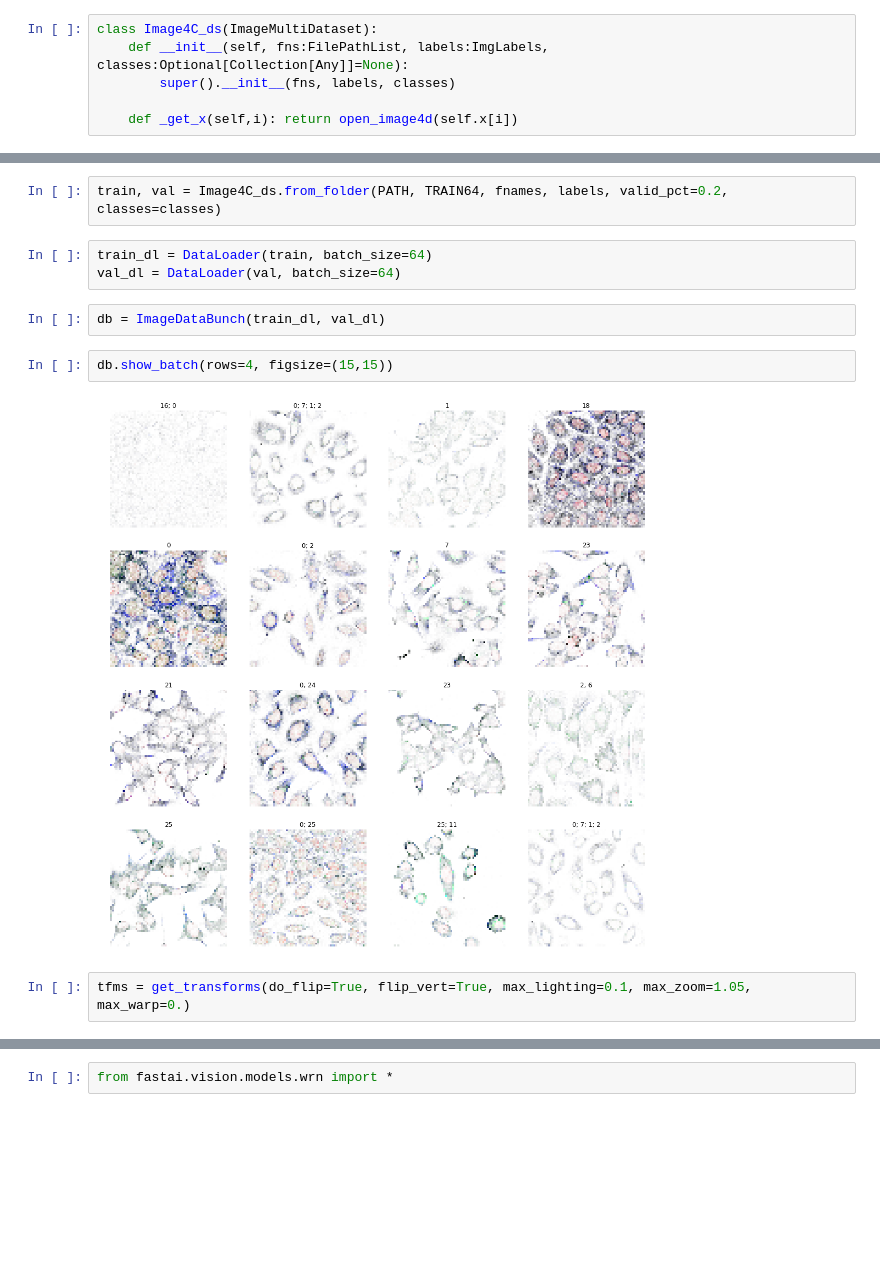
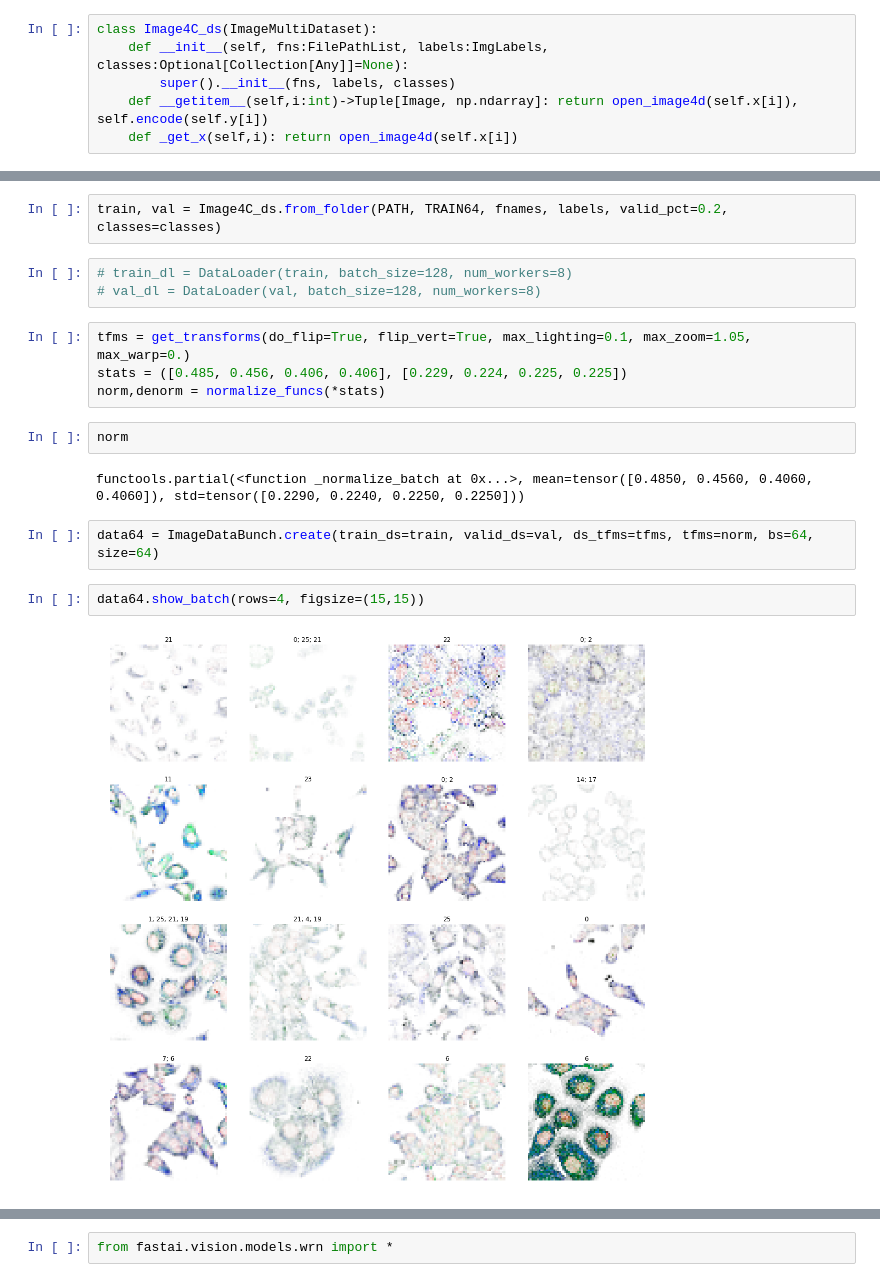
Before and after one commit to andrijdavid/kaggle_hpa, a Jupyter notebook: reading_4_channel.ipynb, the cells around one changed output, grey strips where cells are left out. Cells and saved outputs as stored; diff of their text form; blank space fills up the shorter version.

Commit message:
working 4 channel training

```diff
--- a/reading_4_channel.ipynb
+++ b/reading_4_channel.ipynb
@@ -37,7 +34,7 @@ im = open_image4(TRAIN64/fname)
 class Image4C_ds(ImageMultiDataset):
     def __init__(self, fns:FilePathList, labels:ImgLabels, classes:Optional[Collection[Any]]=None):
         super().__init__(fns, labels, classes)
-
+    def __getitem__(self,i:int)->Tuple[Image, np.ndarray]: return open_image4d(self.x[i]), self.encode(self.y[i])
     def _get_x(self,i): return open_image4d(self.x[i])
 # %%
 seg.head()
@@ -69,14 +62,20 @@ ImageDataBunch.from_df()
 # %%
 train, val = Image4C_ds.from_folder(PATH, TRAIN64, fnames, labels, valid_pct=0.2, classes=classes)
 # %%
-train_dl = DataLoader(train, batch_size=64)
-val_dl = DataLoader(val, batch_size=64)
+# train_dl = DataLoader(train, batch_size=128, num_workers=8)
+# val_dl = DataLoader(val, batch_size=128, num_workers=8)
-# %%
-db = ImageDataBunch(train_dl, val_dl)
+# %%
+tfms = get_transforms(do_flip=True, flip_vert=True, max_lighting=0.1, max_zoom=1.05, max_warp=0.)
+stats = ([0.485, 0.456, 0.406, 0.406], [0.229, 0.224, 0.225, 0.225])
+norm,denorm = normalize_funcs(*stats)
+# %%
+norm
+# %% [output]
+functools.partial(<function _normalize_batch at 0x...>, mean=tensor([0.4850, 0.4560, 0.4060, 0.4060]), std=tensor([0.2290, 0.2240, 0.2250, 0.2250]))
+# %%
+data64 = ImageDataBunch.create(train_ds=train, valid_ds=val, ds_tfms=tfms, tfms=norm, bs=64, size=64)
 # %%
-db.show_batch(rows=4, figsize=(15,15))
+data64.show_batch(rows=4, figsize=(15,15))
 # %% [output]
-[figure, old version]
+[figure, new version]
-# %%
-tfms = get_transforms(do_flip=True, flip_vert=True, max_lighting=0.1, max_zoom=1.05, max_warp=0.)
 # %%
```
Also changed, not shown: parts of 15 cells of this notebook, 1 other file.
